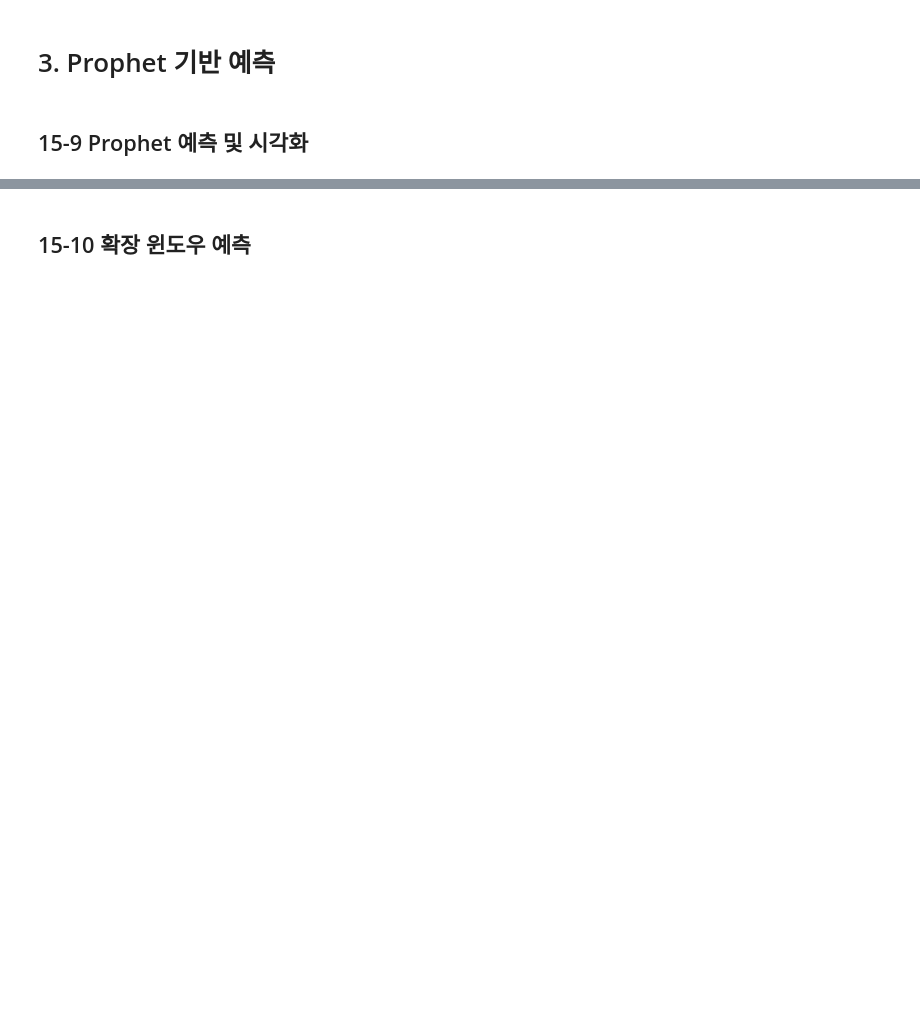
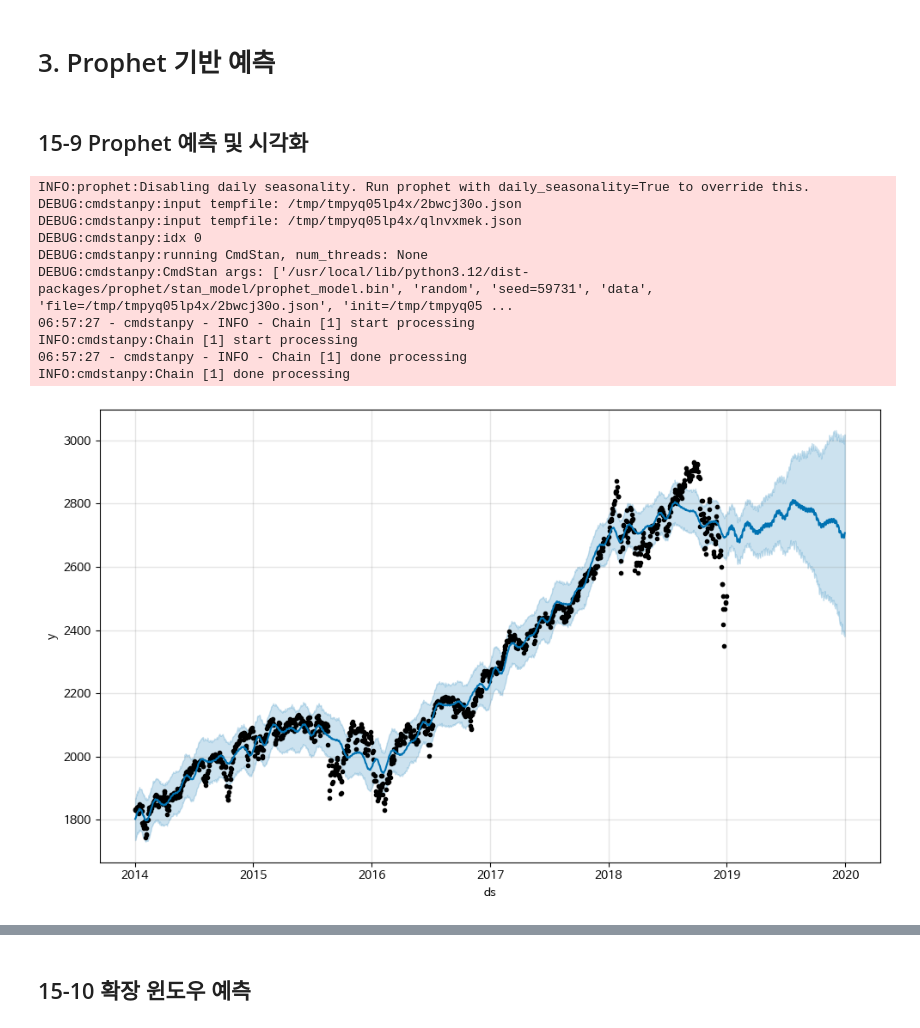
Before and after one commit to reve-0212/Data-Analysis-with-Open-Source, a Jupyter notebook: 오픈소스_데이터_분석_15강.ipynb, the cells around one changed output, grey strips where cells are left out. Drawn from its saved outputs; the diff is of its cells as text; code cells hidden in the pictures; blank space fills up the shorter version.

```diff
--- a/오픈소스_데이터_분석_15강.ipynb
+++ b/오픈소스_데이터_분석_15강.ipynb
@@ -272,30 +283,43 @@ backtest(test_df, position)
 ## 15-9 Prophet 예측 및 시각화
 # %%
 # prophet 모듈에서 Prophet 클래스 임포트
-
+from prophet import Prophet
 
 def prophet_prediction(df, periods=5):
     ## Prophet 모델을 사용하여 시계열 데이터를 예측하는 함수
+    prophet_df = df.reset_index()[['Date','Close']].rename(columns = {'Date':'ds', 'Close':'y'})
 
     ## Prophet 형식에 맞게 DataFrame 준비
     # prophet은 ds와 y 칼럼 필요. df의 인덱스를 해제하고, Date와 Close 칼럼만 선택한 다음, Date를 ds로, Close를 y로 변환하여 prophet_df로 저장.
 
     ## Prophet 모델 훈련
     model = Prophet()
     model.fit(prophet_df)
 
     ## 미래 예측
     future = model.make_future_dataframe(periods=periods)
     forecast = model.predict(future)
     return model, forecast
 
 ## 훈련 데이터 셋 생성
 train_df = df[:'2018']
 ## 훈련 데이터로 향후 365일 예측
 model, forecast = prophet_prediction(train_df, periods=365)
 
 ## 예측 결과 및 시계열 구성 요소 시각화
 fig1 = model.plot(forecast)
 plt.show()
 fig2 = model.plot_components(forecast)
 plt.show()
+# %% [output]
+INFO:prophet:Disabling daily seasonality. Run prophet with daily_seasonality=True to override this.
+DEBUG:cmdstanpy:input tempfile: /tmp/tmpyq05lp4x/2bwcj30o.json
+DEBUG:cmdstanpy:input tempfile: /tmp/tmpyq05lp4x/qlnvxmek.json
+DEBUG:cmdstanpy:idx 0
+DEBUG:cmdstanpy:running CmdStan, num_threads: None
+DEBUG:cmdstanpy:CmdStan args: ['/usr/local/lib/python3.12/dist-packages/prophet/stan_model/prophet_model.bin', 'random', 'seed=59731', 'data', 'file=/tmp/tmpyq05lp4x/2bwcj30o.json', 'init=/tmp/tmpyq05 ...
+06:57:27 - cmdstanpy - INFO - Chain [1] start processing
+INFO:cmdstanpy:Chain [1] start processing
+06:57:27 - cmdstanpy - INFO - Chain [1] done processing
+INFO:cmdstanpy:Chain [1] done processing
+[figure, added]
```
Also changed, not shown: parts of 14 cells of this notebook.
